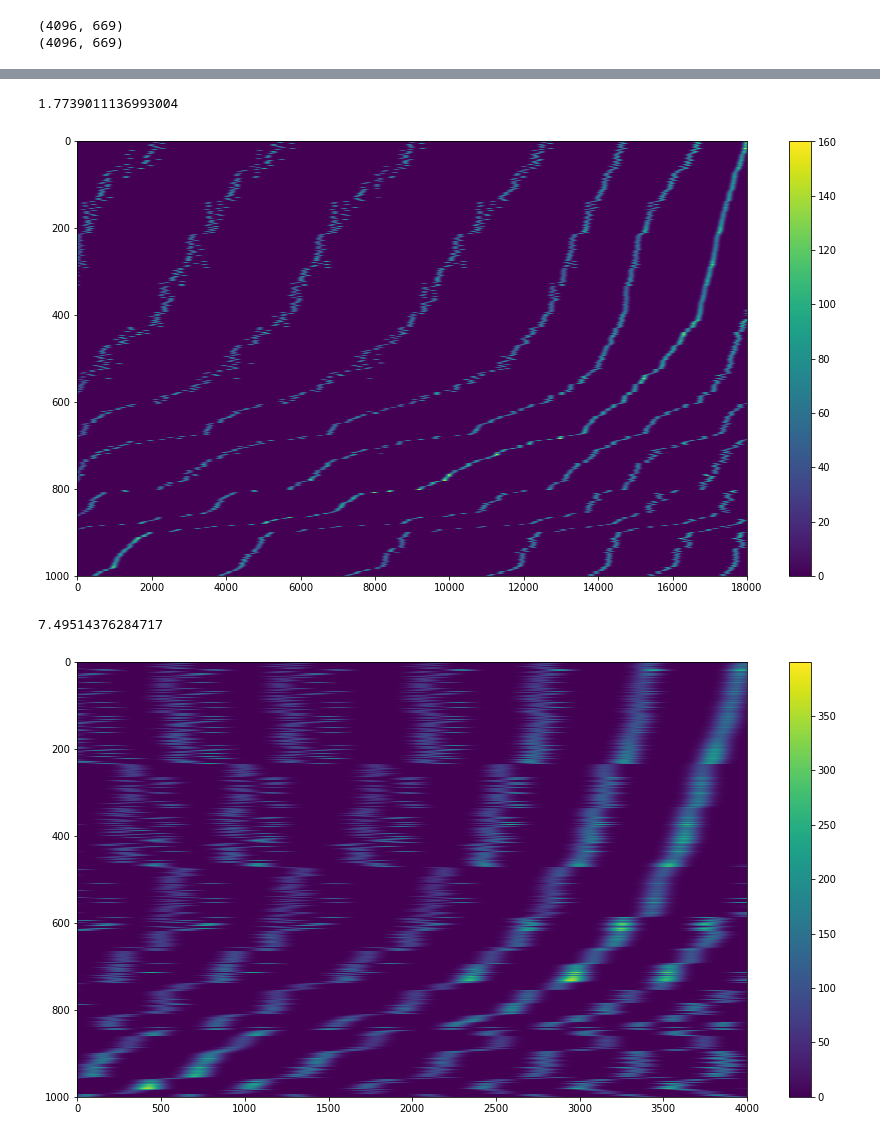
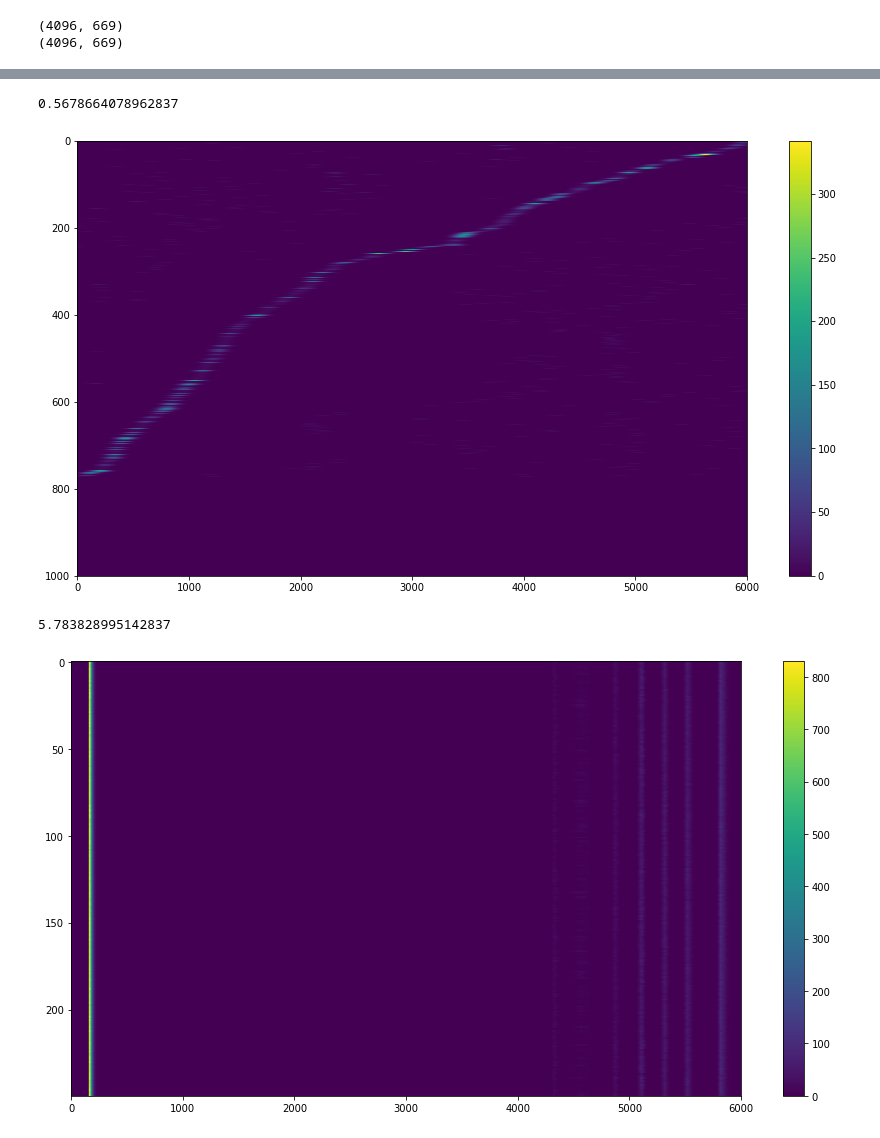
Before and after one commit to iraikov/nengo_maze_env, a Jupyter notebook: notebooks/srf_nengo_autoencoder_dof.ipynb, the cells around one changed output, grey strips where cells are left out. Drawn from its saved outputs; the diff is of its cells as text; code cells hidden in the pictures.

Commit message:
updates to multilayer rf model

```diff
--- a/notebooks/srf_nengo_autoencoder_dof.ipynb
+++ b/notebooks/srf_nengo_autoencoder_dof.ipynb
@@ -58,7 +58,7 @@ n_steps = 100
 n_trials = 3
 input_matrix = np.vstack((dof_input_matrix, cnt_input_matrix))
 normed_input_matrix = input_matrix / np.max(input_matrix)
-train_data = np.tile(np.repeat(normed_input_matrix[:,:180], n_steps, axis=1), (1, n_trials))
+train_data = np.tile(np.repeat(normed_input_matrix[:,:60], n_steps, axis=1), (1, n_trials))
 print(train_data.shape)
 print(np.max(train_data))
 # %% [output]
@@ -125,13 +72,0 @@ t_end = 54.0
-# %%
-
-with srf_network:
-    p_output_spikes = nengo.Probe(srf_network.output.neurons, synapse=None)
-    p_exc_rates = nengo.Probe(srf_network.exc.neurons)
-    p_inh_rates = nengo.Probe(srf_network.inh.neurons)
-    p_inh_weights = nengo.Probe(srf_network.conn_I, 'weights', sample_every=10.0)
-    p_exc_weights = nengo.Probe(srf_network.conn_E, 'weights', sample_every=10.0)
-    if srf_network.conn_EE is not None:
-        p_rec_weights = nengo.Probe(srf_network.conn_EE, 'weights', sample_every=10.0)
-
-with nengo.Simulator(srf_network, optimize=True) as sim:
-    sim.run(np.max(t_end))
@@ -157,0 +179,4 @@ NotebookApp.rate_limit_window=3.0 (secs)
+# %%
+
+with nengo.Simulator(model, optimize=True) as sim:
+    sim.run(np.max(t_end))
@@ -223,20 +243,18 @@ print(np.mean(output_rates))
 # %%
-output_rates = rates_kernel(sim.trange(), output_spikes, tau=0.1)
 plt.figure(figsize=(15,8))
-sorted_idxs = np.argsort(-np.argmax(output_rates[36000:].T, axis=1))
-plt.imshow(output_rates[36000:,sorted_idxs].T, interpolation="nearest", aspect="auto")
+sorted_idxs = np.argsort(-np.argmax(place_rates[12000:].T, axis=1))
+plt.imshow(place_rates[12000:,sorted_idxs].T, interpolation="nearest", aspect="auto")
 plt.colorbar();
-print(np.mean(output_rates))
+print(np.mean(place_rates))
 # %% [output]
-1.7739011136993004
+0.5678664078962837
-[figure, old version]
+[figure, new version]
 # %%
-output_rates = rates_kernel(sim.trange(), output_spikes, tau=0.1)
+place_inh_rates = sim.data[p_place_inh_rates]
 plt.figure(figsize=(15,8))
-sorted_idxs = np.argsort(-np.argmax(output_rates[50000:].T, axis=1))
-plt.imshow(output_rates[50000:,sorted_idxs].T, interpolation="nearest", aspect="auto")
+plt.imshow(place_inh_rates.T, interpolation="nearest", aspect="auto")
 plt.colorbar();
-print(np.mean(output_rates))
+print(np.mean(place_inh_rates))
 # %% [output]
-7.49514376284717
+5.783828995142837
-[figure, old version]
+[figure, new version]
```
Also changed, not shown: parts of 13 cells of this notebook, 3 other files.
